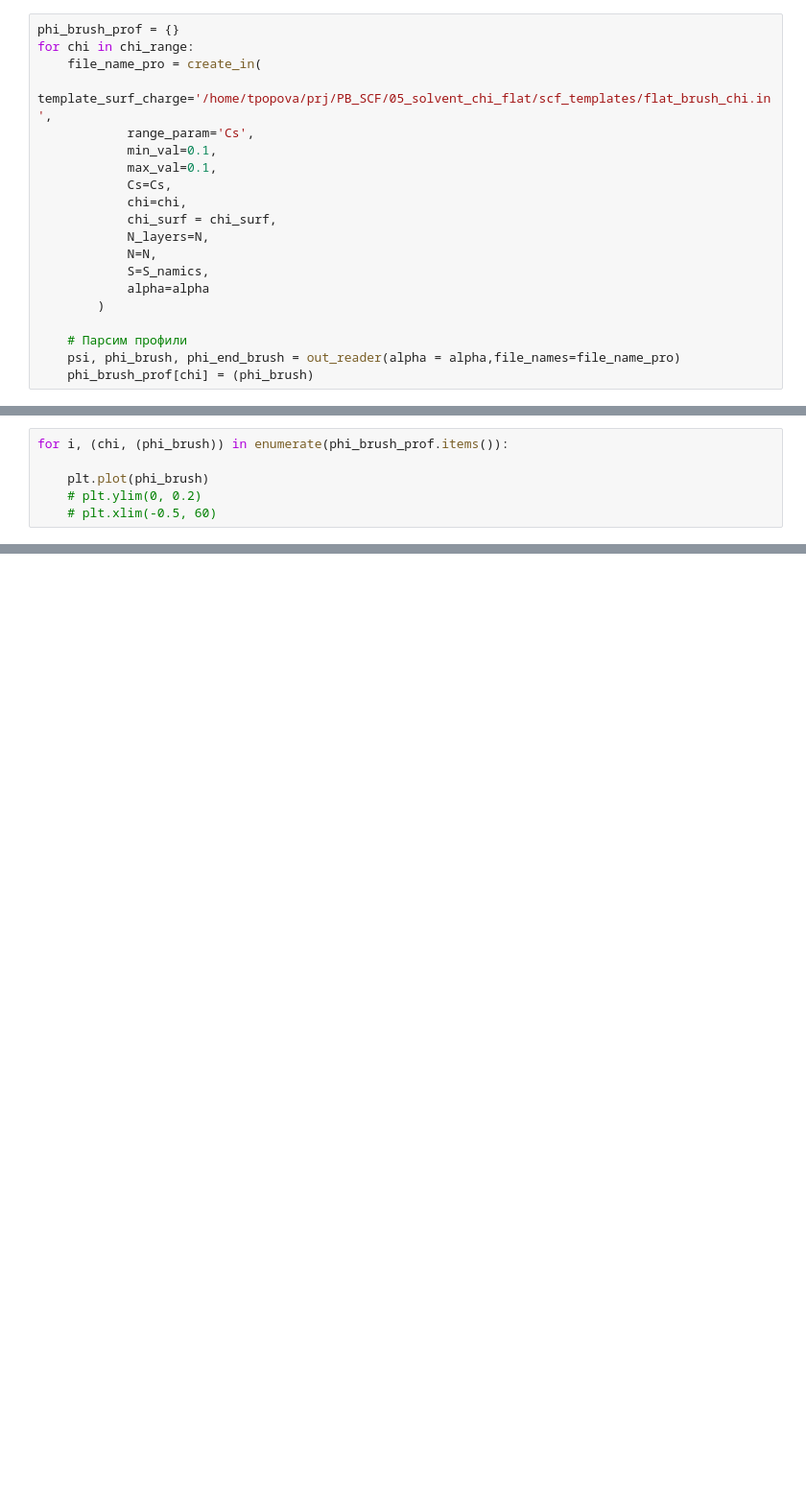
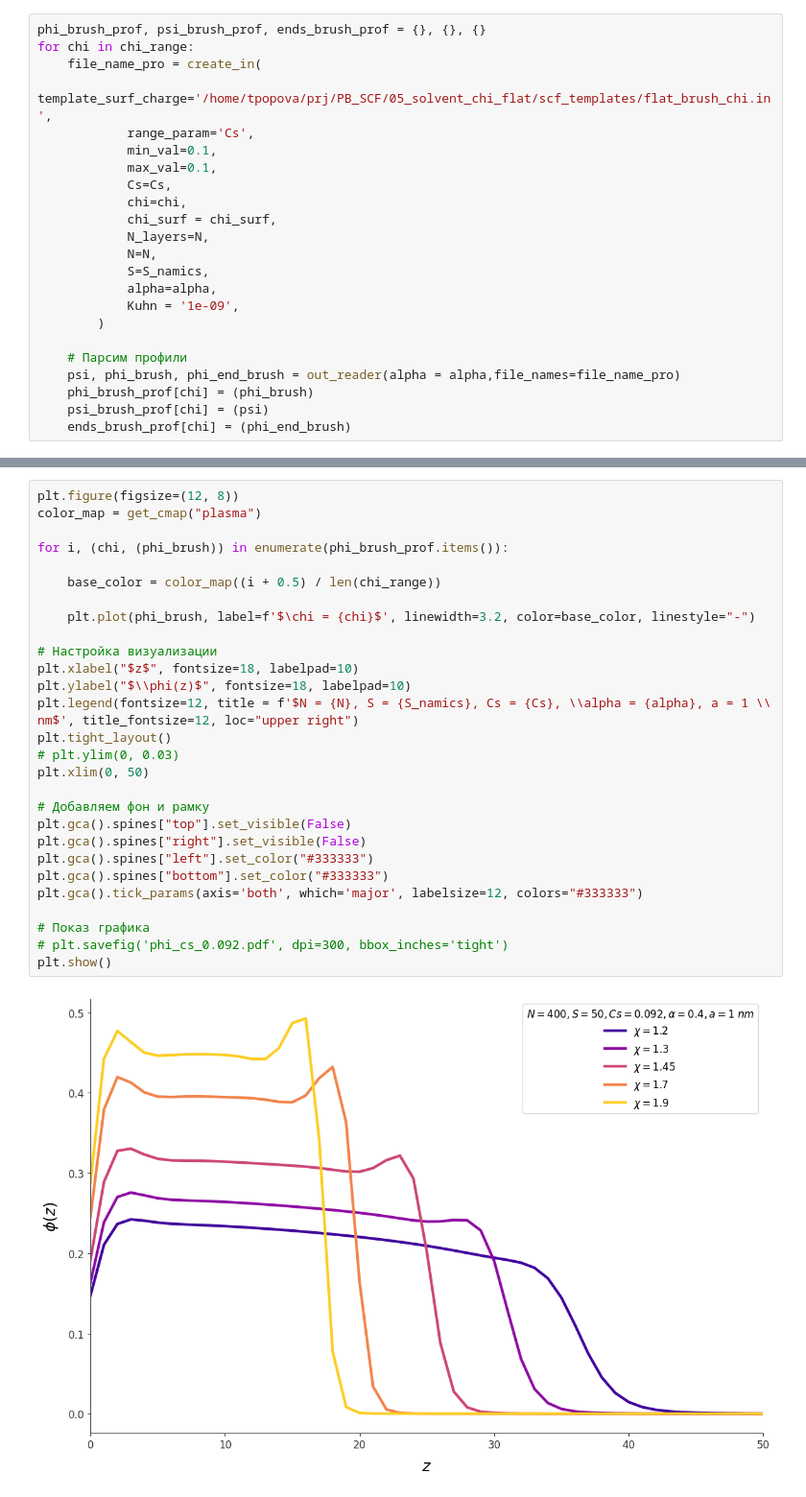
Before and after one commit to salatovaoaoaoa/PB_SCF, a Jupyter notebook: 05_solvent_chi_flat/Figures/var_chi.ipynb, the cells around one changed output, grey strips where cells are left out. Shown at 96% size. Saved outputs shown, nothing was run; the diff lists cells and outputs as text; blank space fills up the shorter version.

```diff
--- a/05_solvent_chi_flat/Figures/var_chi.ipynb
+++ b/05_solvent_chi_flat/Figures/var_chi.ipynb
@@ -23,5 +26,5 @@ chi_surf = -0.3
 # %%
-phi_brush_prof = {}
+phi_brush_prof, psi_brush_prof, ends_brush_prof = {}, {}, {}
 for chi in chi_range:
     file_name_pro = create_in(
             template_surf_charge='/home/tpopova/prj/PB_SCF/05_solvent_chi_flat/scf_templates/flat_brush_chi.in',
@@ -34,12 +37,15 @@ for chi in chi_range:
             N_layers=N,
             N=N,
             S=S_namics,
-            alpha=alpha
+            alpha=alpha,
+            Kuhn = '1e-09',
         )
 
     # Парсим профили
     psi, phi_brush, phi_end_brush = out_reader(alpha = alpha,file_names=file_name_pro)
     phi_brush_prof[chi] = (phi_brush)
+    psi_brush_prof[chi] = (psi)
+    ends_brush_prof[chi] = (phi_end_brush)
 # %% [output]
 Problem nr 1 out of 1
 The program is compiled for the use of 'long double' while 'overflow_protection' is not requested for;
@@ -61,6 +66,0 @@ MOL brush Fraction G: 0.00333333=?=0.00333333 or 0.00666667 of 2
-# %%
-for i, (chi, (phi_brush)) in enumerate(phi_brush_prof.items()):
-
-    plt.plot(phi_brush)
-    # plt.ylim(0, 0.2)
-    # plt.xlim(-0.5, 60)
@@ -68,0 +67,30 @@ for i, (chi, (phi_brush)) in enumerate(phi_brush_prof.items()):
+# %%
+plt.figure(figsize=(12, 8))
+color_map = get_cmap("plasma")
+
+for i, (chi, (phi_brush)) in enumerate(phi_brush_prof.items()):
+
+    base_color = color_map((i + 0.5) / len(chi_range))
+
+    plt.plot(phi_brush, label=f'$\chi = {chi}$', linewidth=3.2, color=base_color, linestyle="-")
+
+# Настройка визуализации
+plt.xlabel("$z$", fontsize=18, labelpad=10)
+plt.ylabel("$\\phi(z)$", fontsize=18, labelpad=10)
+plt.legend(fontsize=12, title = f'$N = {N}, S = {S_namics}, Cs = {Cs}, \\alpha = {alpha}, a = 1 \\ nm$', title_fontsize=12, loc="upper right")
+plt.tight_layout()
+# plt.ylim(0, 0.03)
+plt.xlim(0, 50)
+
+# Добавляем фон и рамку
+plt.gca().spines["top"].set_visible(False)
+plt.gca().spines["right"].set_visible(False)
+plt.gca().spines["left"].set_color("#333333")
+plt.gca().spines["bottom"].set_color("#333333")
+plt.gca().tick_params(axis='both', which='major', labelsize=12, colors="#333333")
+
+# Показ графика
+# plt.savefig('phi_cs_0.092.pdf', dpi=300, bbox_inches='tight')
+plt.show()
+# %% [output]
+[figure, added]
```
Also changed, not shown: parts of 7 cells of this notebook, 2 other files.
